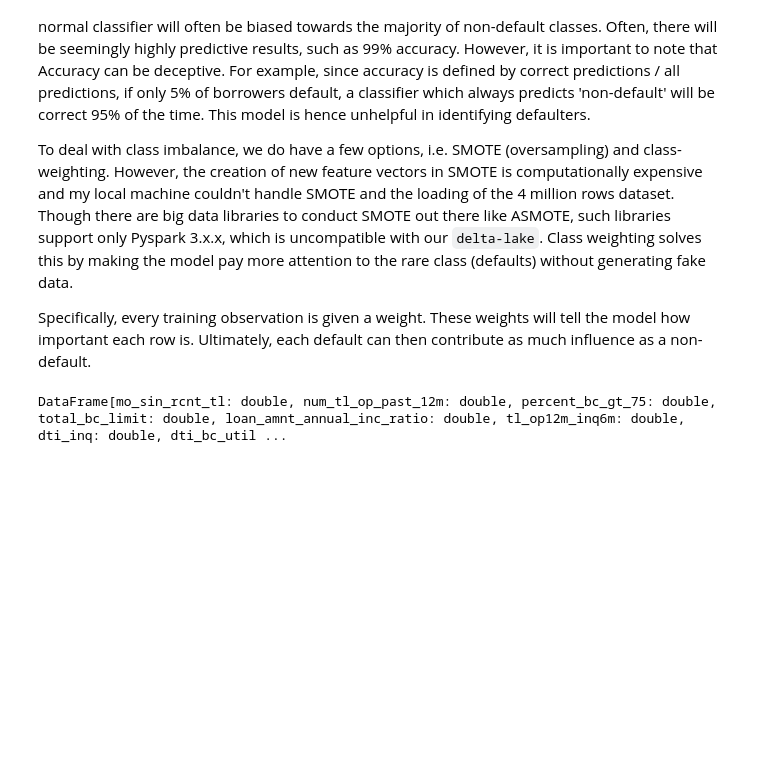
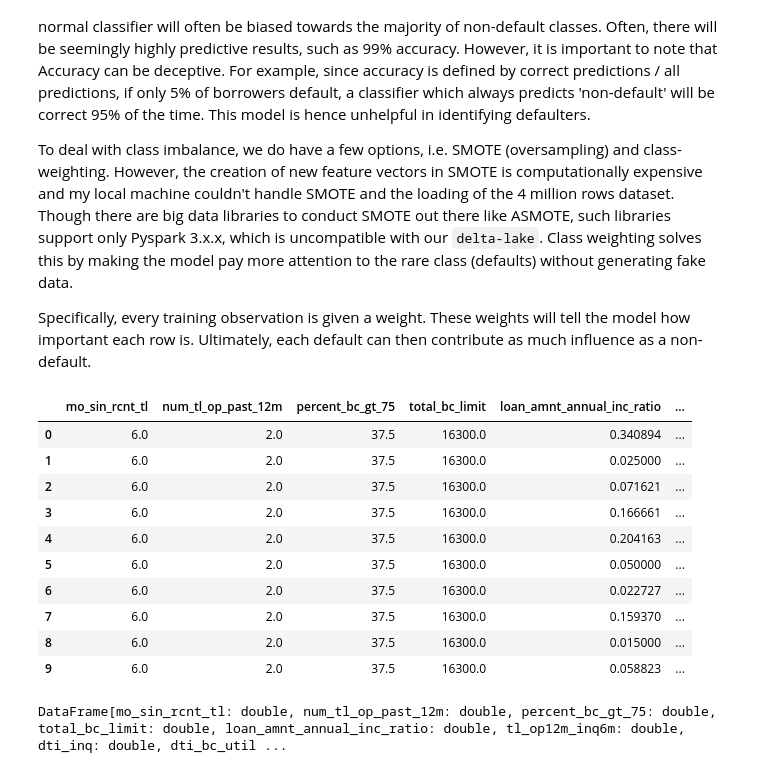
Before and after one commit to luuuneytunes12/Credit-Risk-Modeling-PySpark, a Jupyter notebook: notebooks/5 . PD Model Building (II).ipynb, the cells around one changed output. Saved outputs shown, nothing was run; the diff lists cells and outputs as text; code cells hidden in the pictures; blank space fills up the shorter version.

```diff
--- a/notebooks/5 . PD Model Building (II).ipynb
+++ b/notebooks/5 . PD Model Building (II).ipynb
@@ -194,9 +189,22 @@ To deal with class imbalance, we do have a few options, i.e. SMOTE (oversampling
 Specifically, every training observation is given a weight. These weights will tell the model how important each row is. Ultimately, each default can then contribute as much influence as a non-default.
 # %%
 # Step 4: Compute class weights and assign to column
-count_pos = train_df_scaled.filter("default_status == 1").count()
-count_neg = train_df_scaled.filter("default_status == 0").count()
+count_pos = train_df_assembled.filter("default_status == 1").count()
+count_neg = train_df_assembled.filter("default_status == 0").count()
 balancing_ratio = count_neg / count_pos # non-default is > default
+train_df_assembled.limit(10).toPandas()
+# %% [output]
+|  | mo_sin_rcnt_tl | num_tl_op_past_12m | percent_bc_gt_75 | total_bc_limit | loan_amnt_annual_inc_ratio | ... |
+| 0 | 6.0 | 2.0 | 37.5 | 16300.0 | 0.340894 | ... |
+| 1 | 6.0 | 2.0 | 37.5 | 16300.0 | 0.025000 | ... |
+| 2 | 6.0 | 2.0 | 37.5 | 16300.0 | 0.071621 | ... |
+| 3 | 6.0 | 2.0 | 37.5 | 16300.0 | 0.166661 | ... |
+| 4 | 6.0 | 2.0 | 37.5 | 16300.0 | 0.204163 | ... |
+| 5 | 6.0 | 2.0 | 37.5 | 16300.0 | 0.050000 | ... |
+| 6 | 6.0 | 2.0 | 37.5 | 16300.0 | 0.022727 | ... |
+| 7 | 6.0 | 2.0 | 37.5 | 16300.0 | 0.159370 | ... |
+| 8 | 6.0 | 2.0 | 37.5 | 16300.0 | 0.015000 | ... |
+| 9 | 6.0 | 2.0 | 37.5 | 16300.0 | 0.058823 | ... |
 # %%
 from pyspark.sql import functions as F
 
```
Also changed, not shown: parts of 15 cells of this notebook, 2 other files.
